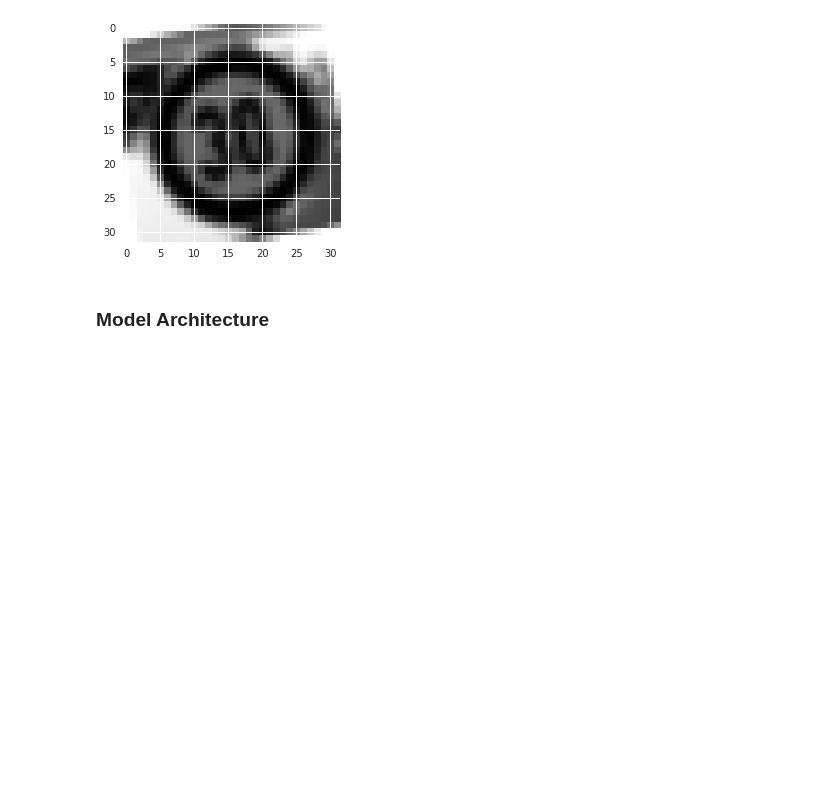
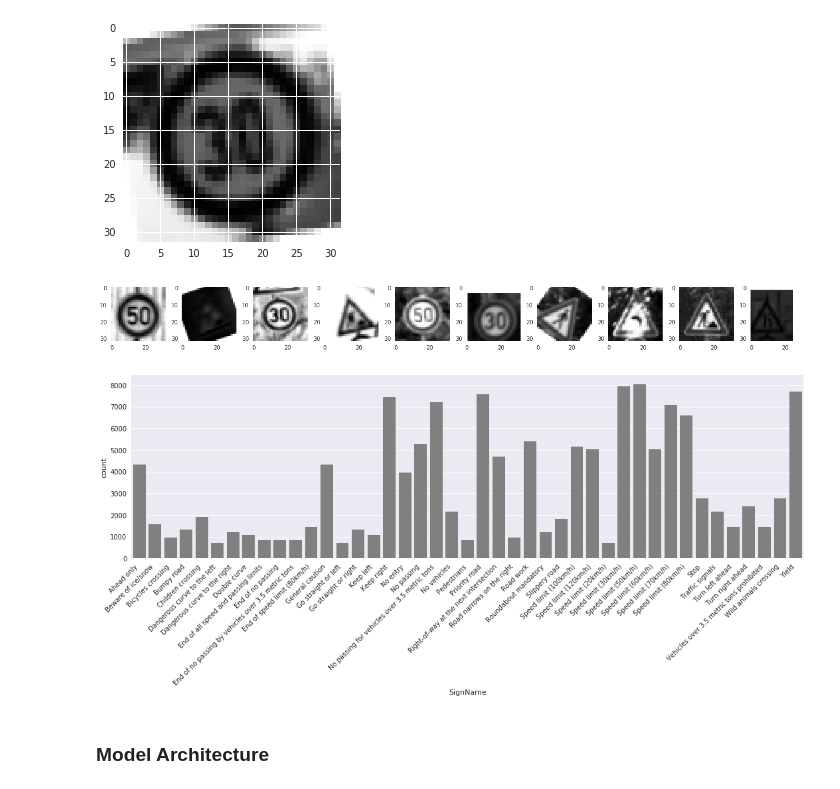
Before and after one commit to adhulipa/CarND-Traffic-Sign-Classifier-Project, a Jupyter notebook: Traffic_Sign_Classifier.ipynb, the cells around one changed output. Cells and saved outputs as stored; diff of their text form; code cells hidden in the pictures; blank space fills up the shorter version.

```diff
--- a/Traffic_Sign_Classifier.ipynb
+++ b/Traffic_Sign_Classifier.ipynb
@@ -464,6 +429,17 @@ plt.imshow(np.resize(random.choice(X_train_augmented_gray_norm), (32,32)), cmap=
 # %% [output]
 <matplotlib.image.AxesImage at 0x...>
 [figure]
+# %%
+# Visualizing the augmented dataset
+signnames = pd.read_csv('signnames.csv')
+y_signs_augmented = signnames.iloc[y_train_augmented_gray_norm]
+y_signs_augmented = pd.DataFrame(data={'ClassId': y_signs_augmented['ClassId'], 'SignName': y_signs_augmented['SignName']}, dtype='category')
+
+# Load into a dataframe
+visualize_data(X_train_augmented_gray_norm, y_train_augmented_gray_norm, y_signs_augmented)
+# %% [output]
+[figure, added]
+[figure, added]
 # %% [markdown]
 ### Model Architecture
 # %%
```
Also changed, not shown: parts of 24 cells of this notebook, 2 other files.
